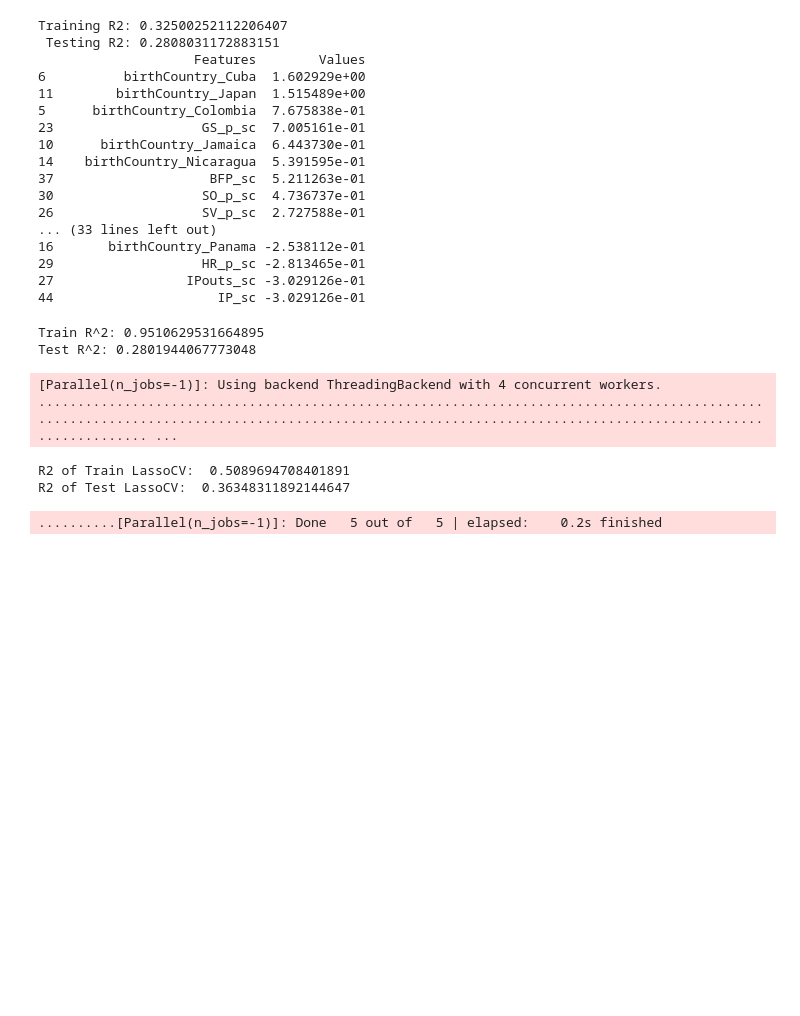
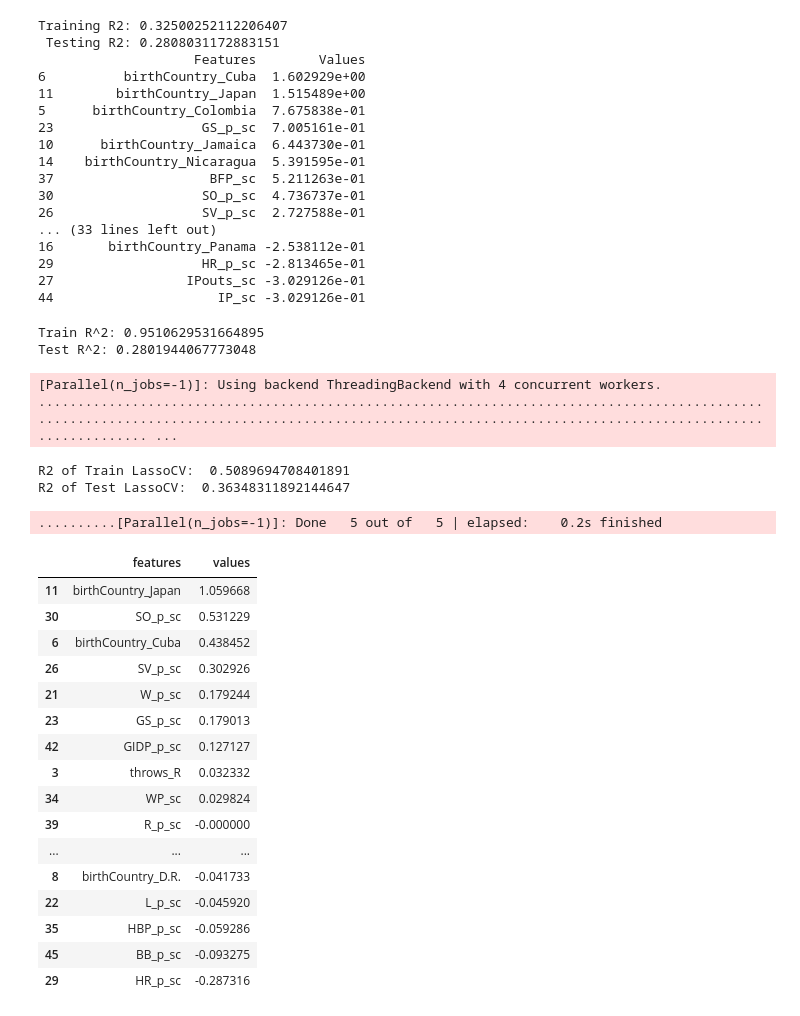
Before and after one commit to ptorres001/MLB_Salary_prediction, a Jupyter notebook: 03_modeling.ipynb, the cells around one changed output. Cells and saved outputs as stored; diff of their text form; code cells hidden in the pictures; blank space fills up the shorter version.

```diff
--- a/03_modeling.ipynb
+++ b/03_modeling.ipynb
@@ -733,3 +733,27 @@ print('R2 of Test LassoCV: ', testr2)
 R2 of Train LassoCV:  0.5089694708401891
 R2 of Test LassoCV:  0.36348311892144647
 ..........[Parallel(n_jobs=-1)]: Done   5 out of   5 | elapsed:    0.2s finished
+# %%
+coef_df = pd.DataFrame()
+coef_df['features'] = X_train_pitch.columns
+coef_df['values'] = lassoCV_model.coef_
+model_coef = coef_df.sort_values(by='values', ascending= False)
+model_coef
+# %% [output]
+|  | features | values |
+| 11 | birthCountry_Japan | 1.059668 |
+| 30 | SO_p_sc | 0.531229 |
+| 6 | birthCountry_Cuba | 0.438452 |
+| 26 | SV_p_sc | 0.302926 |
+| 21 | W_p_sc | 0.179244 |
+| 23 | GS_p_sc | 0.179013 |
+| 42 | GIDP_p_sc | 0.127127 |
+| 3 | throws_R | 0.032332 |
+| 34 | WP_sc | 0.029824 |
+| 39 | R_p_sc | -0.000000 |
+| ... | ... | ... |
+| 8 | birthCountry_D.R. | -0.041733 |
+| 22 | L_p_sc | -0.045920 |
+| 35 | HBP_p_sc | -0.059286 |
+| 45 | BB_p_sc | -0.093275 |
+| 29 | HR_p_sc | -0.287316 |
```
Also changed, not shown: parts of 1 cell of this notebook.
